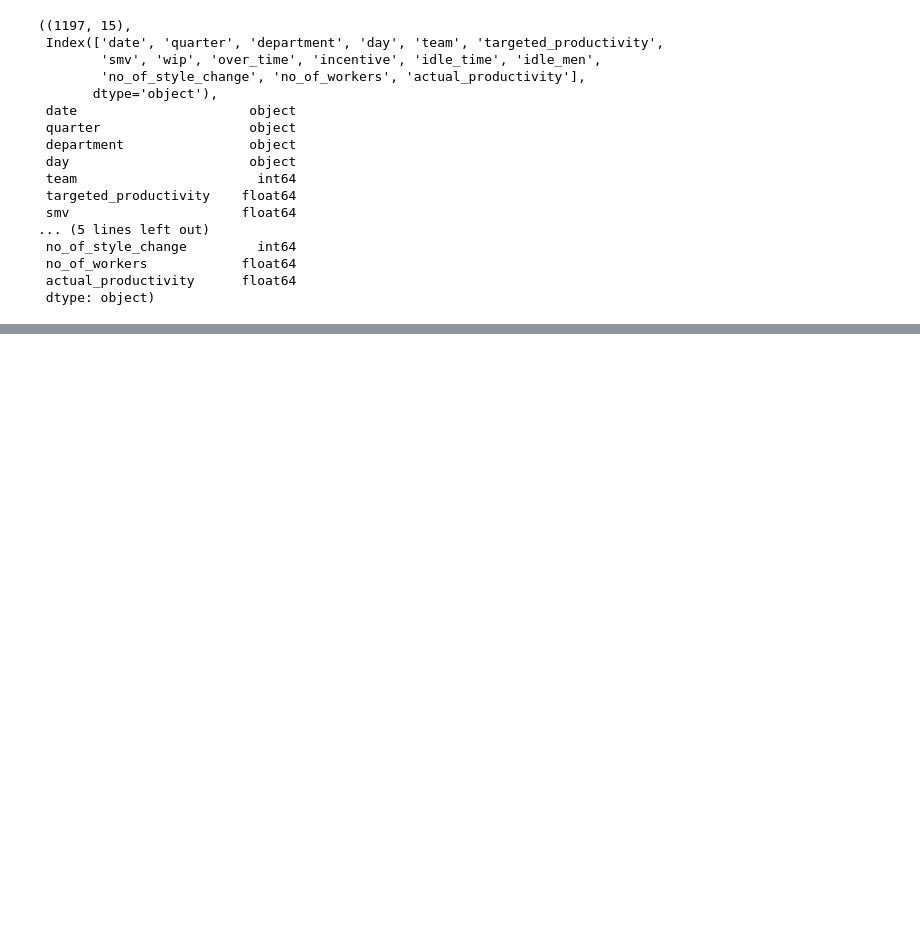
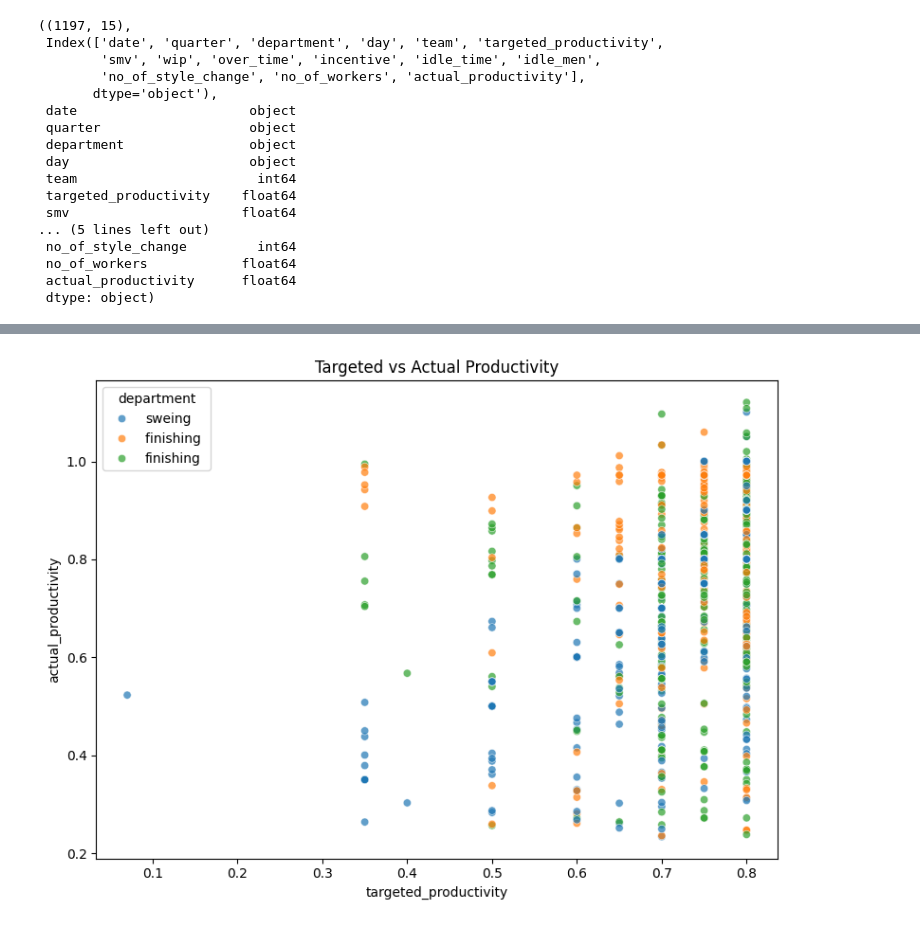
Before and after one commit to isarmadsultan/DAV-project, a Jupyter notebook: project.ipynb, the cells around one changed output, grey strips where cells are left out. Cells and saved outputs as stored; diff of their text form; code cells hidden in the pictures; blank space fills up the shorter version.

```diff
--- a/project.ipynb
+++ b/project.ipynb
@@ -88,0 +119,8 @@ plt.show()
+# %%
+plt.figure(figsize=(8, 6))
+sns.scatterplot(data=df, x='targeted_productivity', y='actual_productivity', hue='department', alpha=0.7)
+plt.title('Targeted vs Actual Productivity')
+plt.tight_layout()
+plt.show()
+# %% [output]
+[figure, added]
```
Also changed, not shown: parts of 10 cells of this notebook, 1 other file.
